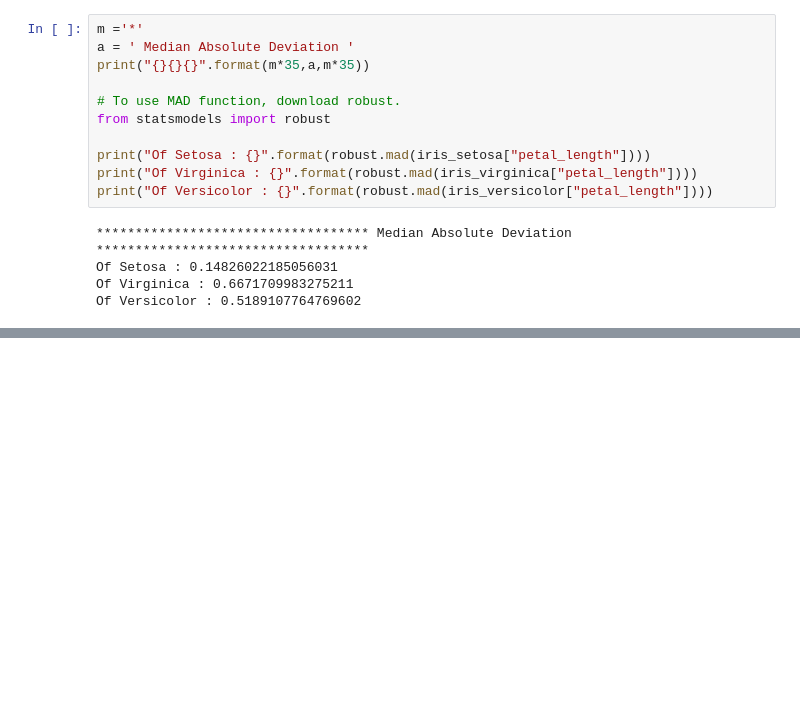
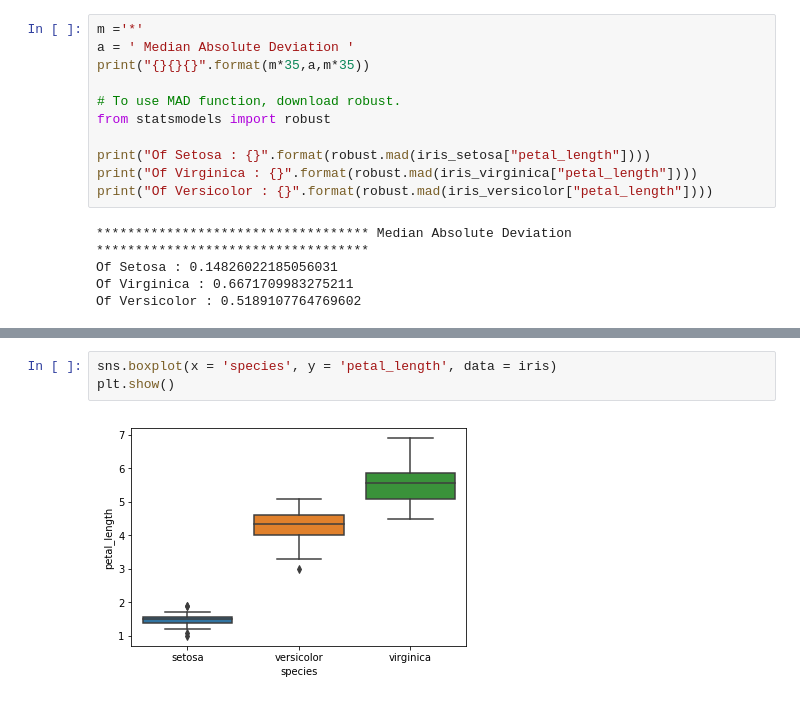
Before and after one commit to deveshSingh06/Exploratory_Data_Analysis_EDA_on_IRIS_Data_Set, a Jupyter notebook: EDA on IRIS Data Set.ipynb, the cells around one changed output, grey strips where cells are left out. Saved outputs shown, nothing was run; the diff lists cells and outputs as text; blank space fills up the shorter version.

```diff
--- a/EDA on IRIS Data Set.ipynb
+++ b/EDA on IRIS Data Set.ipynb
@@ -358,0 +367,5 @@ Of Versicolor : 0.5189107764769602
+# %%
+sns.boxplot(x = 'species', y = 'petal_length', data = iris)
+plt.show()
+# %% [output]
+[figure, added]
```
Also changed, not shown: parts of 7 cells of this notebook.
